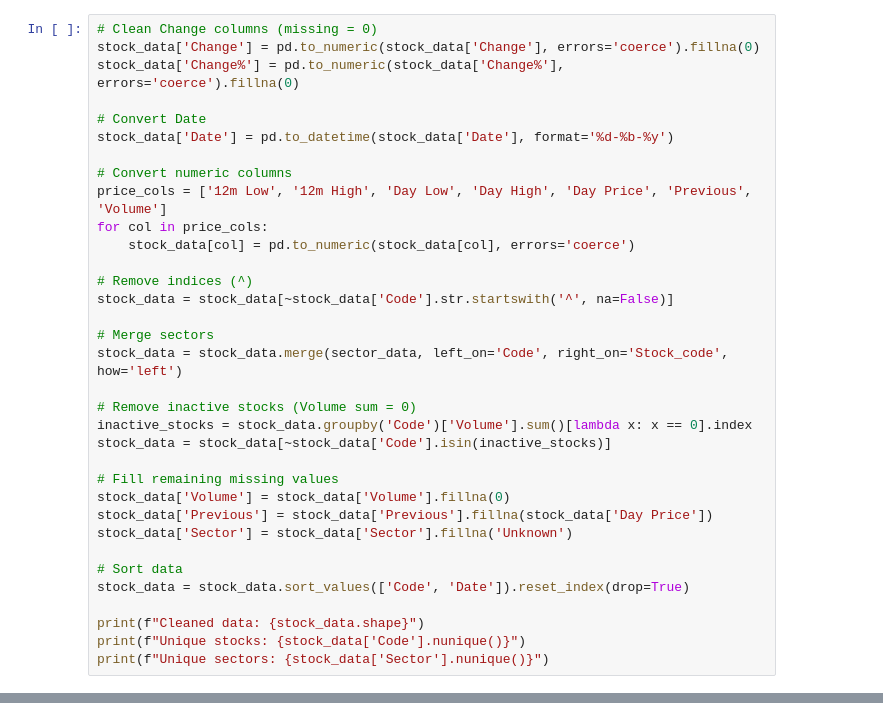
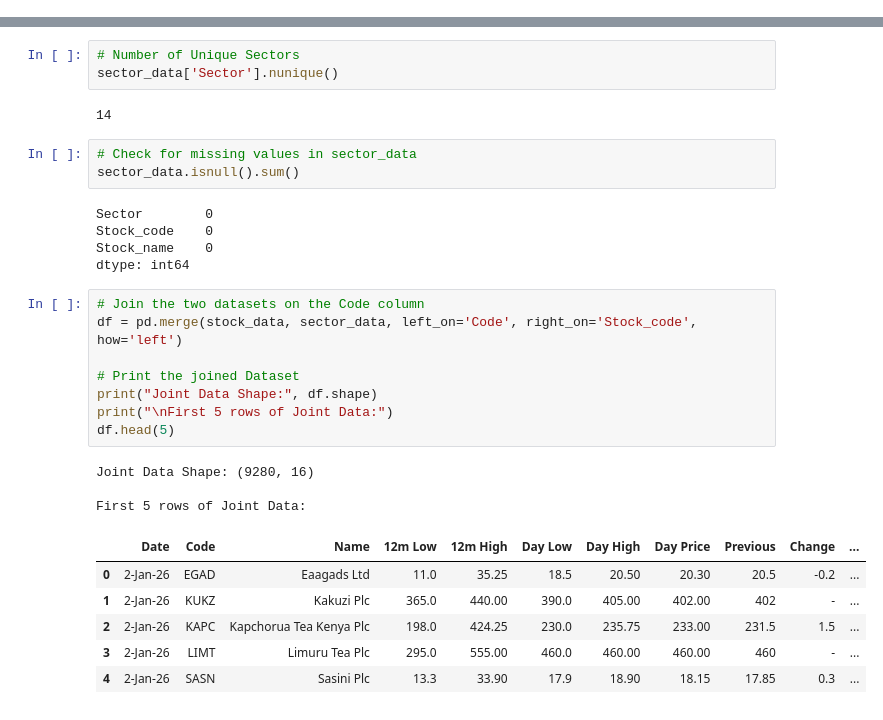
Before and after one commit to nelly-mbatha/FinSight-Capstone-Project, a Jupyter notebook: FinSight.ipynb, the cells around one changed output, grey strips where cells are left out. Cells and saved outputs as stored; diff of their text form.

```diff
--- a/FinSight.ipynb
+++ b/FinSight.ipynb
@@ -43,34 +125,0 @@ First 5 rows of Stock Data:
-# %%
-# Clean Change columns (missing = 0)
-stock_data['Change'] = pd.to_numeric(stock_data['Change'], errors='coerce').fillna(0)
-stock_data['Change%'] = pd.to_numeric(stock_data['Change%'], errors='coerce').fillna(0)
-
-# Convert Date
-stock_data['Date'] = pd.to_datetime(stock_data['Date'], format='%d-%b-%y')
-
-# Convert numeric columns
-price_cols = ['12m Low', '12m High', 'Day Low', 'Day High', 'Day Price', 'Previous', 'Volume']
-for col in price_cols:
-    stock_data[col] = pd.to_numeric(stock_data[col], errors='coerce')
-
-# Remove indices (^)
-stock_data = stock_data[~stock_data['Code'].str.startswith('^', na=False)]
-
-# Merge sectors
-stock_data = stock_data.merge(sector_data, left_on='Code', right_on='Stock_code', how='left')
-
-# Remove inactive stocks (Volume sum = 0)
-inactive_stocks = stock_data.groupby('Code')['Volume'].sum()[lambda x: x == 0].index
-stock_data = stock_data[~stock_data['Code'].isin(inactive_stocks)]
-
-# Fill remaining missing values
-stock_data['Volume'] = stock_data['Volume'].fillna(0)
-stock_data['Previous'] = stock_data['Previous'].fillna(stock_data['Day Price'])
-stock_data['Sector'] = stock_data['Sector'].fillna('Unknown')
-
-# Sort data
-stock_data = stock_data.sort_values(['Code', 'Date']).reset_index(drop=True)
-
-print(f"Cleaned data: {stock_data.shape}")
-print(f"Unique stocks: {stock_data['Code'].nunique()}")
-print(f"Unique sectors: {stock_data['Sector'].nunique()}")
@@ -80,0 +139,31 @@ Unique sectors: 14
+# %%
+# Number of Unique Sectors
+sector_data['Sector'].nunique()
+# %% [output]
+14
+# %%
+# Check for missing values in sector_data
+sector_data.isnull().sum()
+# %% [output]
+Sector        0
+Stock_code    0
+Stock_name    0
+dtype: int64
+# %%
+# Join the two datasets on the Code column
+df = pd.merge(stock_data, sector_data, left_on='Code', right_on='Stock_code', how='left')
+
+# Print the joined Dataset
+print("Joint Data Shape:", df.shape)
+print("\nFirst 5 rows of Joint Data:")
+df.head(5)
+# %% [output]
+Joint Data Shape: (9280, 16)
+
+First 5 rows of Joint Data:
+|  | Date | Code | Name | 12m Low | 12m High | Day Low | Day High | Day Price | Previous | Change | ... |
+| 0 | 2-Jan-26 | EGAD | Eaagads Ltd | 11.0 | 35.25 | 18.5 | 20.50 | 20.30 | 20.5 | -0.2 | ... |
+| 1 | 2-Jan-26 | KUKZ | Kakuzi Plc | 365.0 | 440.00 | 390.0 | 405.00 | 402.00 | 402 | - | ... |
+| 2 | 2-Jan-26 | KAPC | Kapchorua Tea Kenya Plc | 198.0 | 424.25 | 230.0 | 235.75 | 233.00 | 231.5 | 1.5 | ... |
+| 3 | 2-Jan-26 | LIMT | Limuru Tea Plc | 295.0 | 555.00 | 460.0 | 460.00 | 460.00 | 460 | - | ... |
+| 4 | 2-Jan-26 | SASN | Sasini Plc | 13.3 | 33.90 | 17.9 | 18.90 | 18.15 | 17.85 | 0.3 | ... |
```
Also changed, not shown: parts of 24 cells of this notebook.
